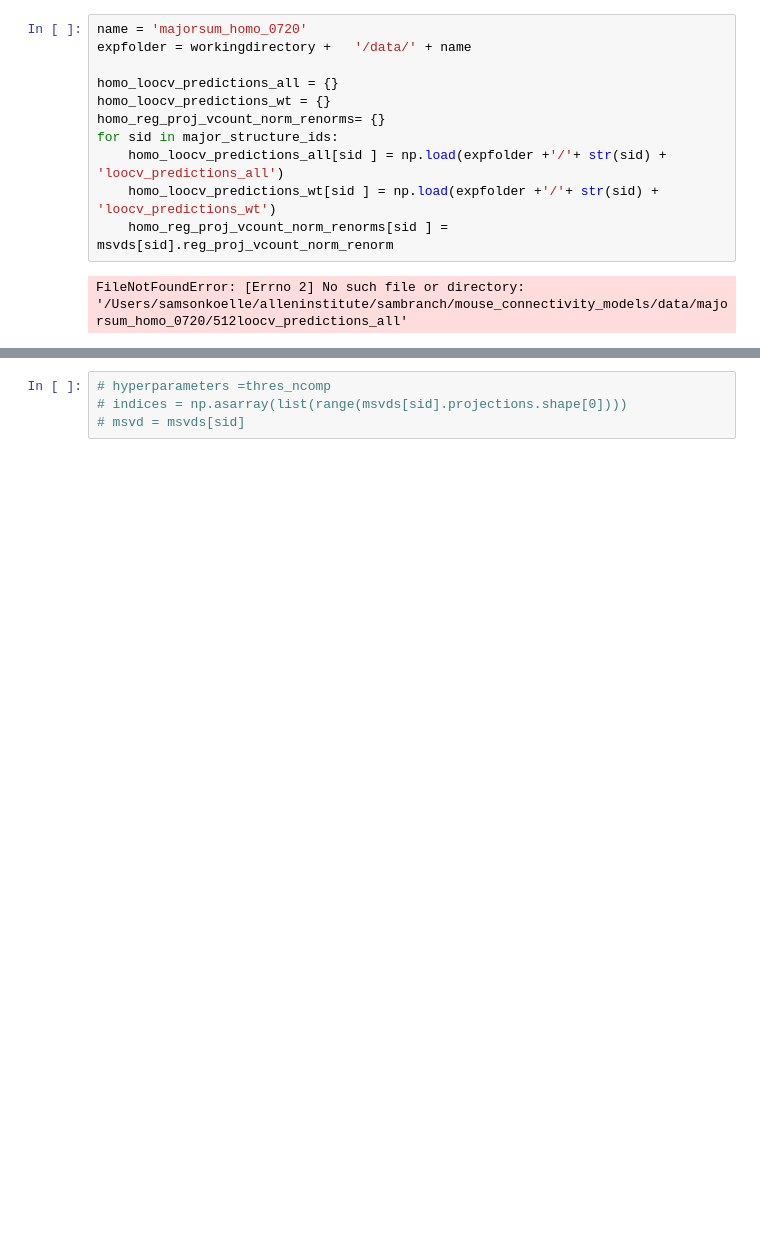
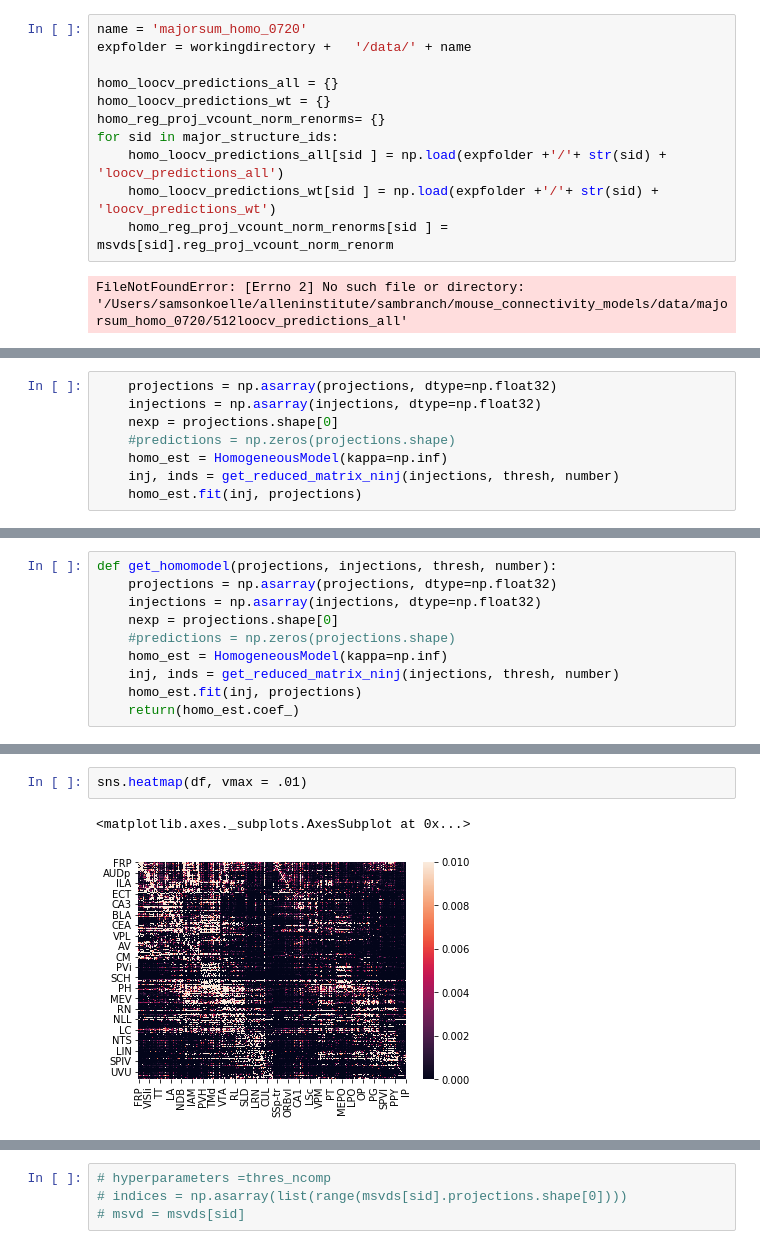
Before and after one commit to AllenInstitute/mouse_connectivity_models, a Jupyter notebook: analyses/072020_homo_majorsummary.ipynb, the cells around one changed output, grey strips where cells are left out. Cells and saved outputs as stored; diff of their text form; blank space fills up the shorter version.

```diff
--- a/analyses/072020_homo_majorsummary.ipynb
+++ b/analyses/072020_homo_majorsummary.ipynb
@@ -422,0 +477,8 @@ FileNotFoundError: [Errno 2] No such file or directory: '/Users/samsonkoelle/all
+# %%
+    projections = np.asarray(projections, dtype=np.float32)
+    injections = np.asarray(injections, dtype=np.float32)
+    nexp = projections.shape[0]
+    #predictions = np.zeros(projections.shape)
+    homo_est = HomogeneousModel(kappa=np.inf)
+    inj, inds = get_reduced_matrix_ninj(injections, thresh, number)
+    homo_est.fit(inj, projections)
@@ -422,0 +491,10 @@ FileNotFoundError: [Errno 2] No such file or directory: '/Users/samsonkoelle/all
+# %%
+def get_homomodel(projections, injections, thresh, number):
+    projections = np.asarray(projections, dtype=np.float32)
+    injections = np.asarray(injections, dtype=np.float32)
+    nexp = projections.shape[0]
+    #predictions = np.zeros(projections.shape)
+    homo_est = HomogeneousModel(kappa=np.inf)
+    inj, inds = get_reduced_matrix_ninj(injections, thresh, number)
+    homo_est.fit(inj, projections)
+    return(homo_est.coef_)
@@ -422,0 +548,5 @@ FileNotFoundError: [Errno 2] No such file or directory: '/Users/samsonkoelle/all
+# %%
+sns.heatmap(df, vmax = .01)
+# %% [output]
+<matplotlib.axes._subplots.AxesSubplot at 0x...>
+[figure, added]
```
Also changed, not shown: parts of 31 cells of this notebook, 16 other files.
